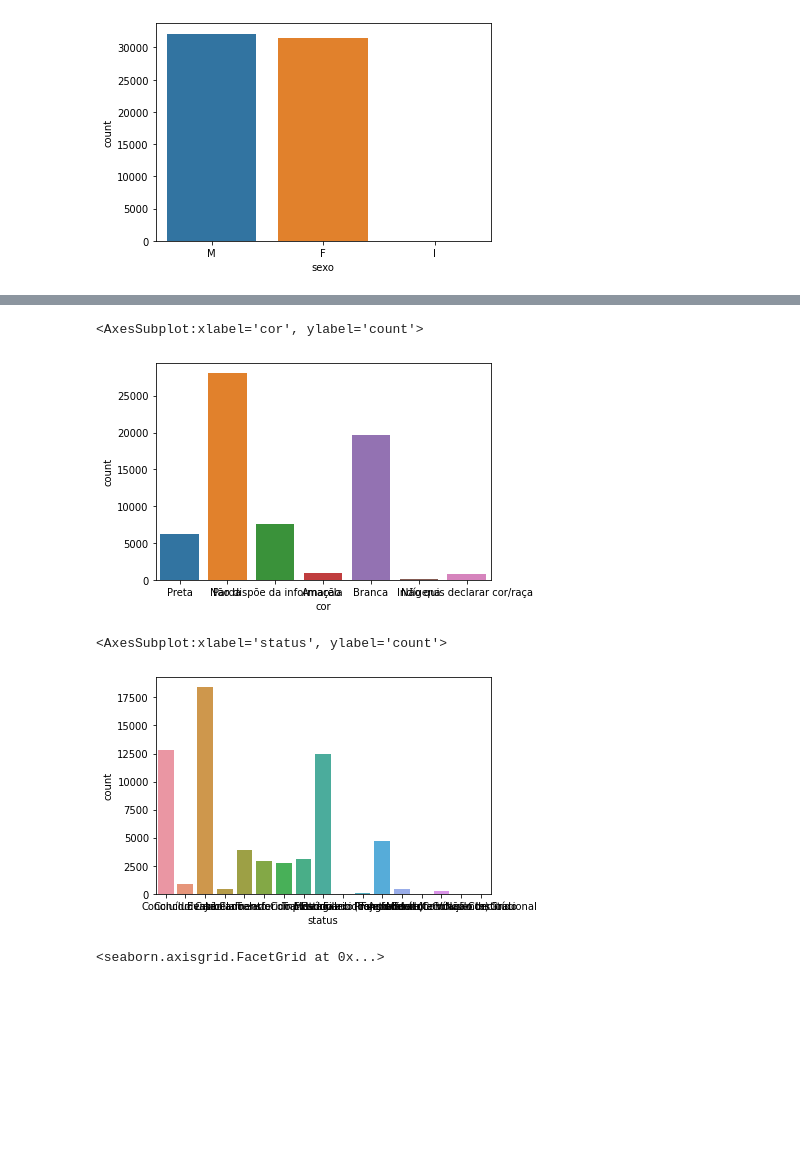
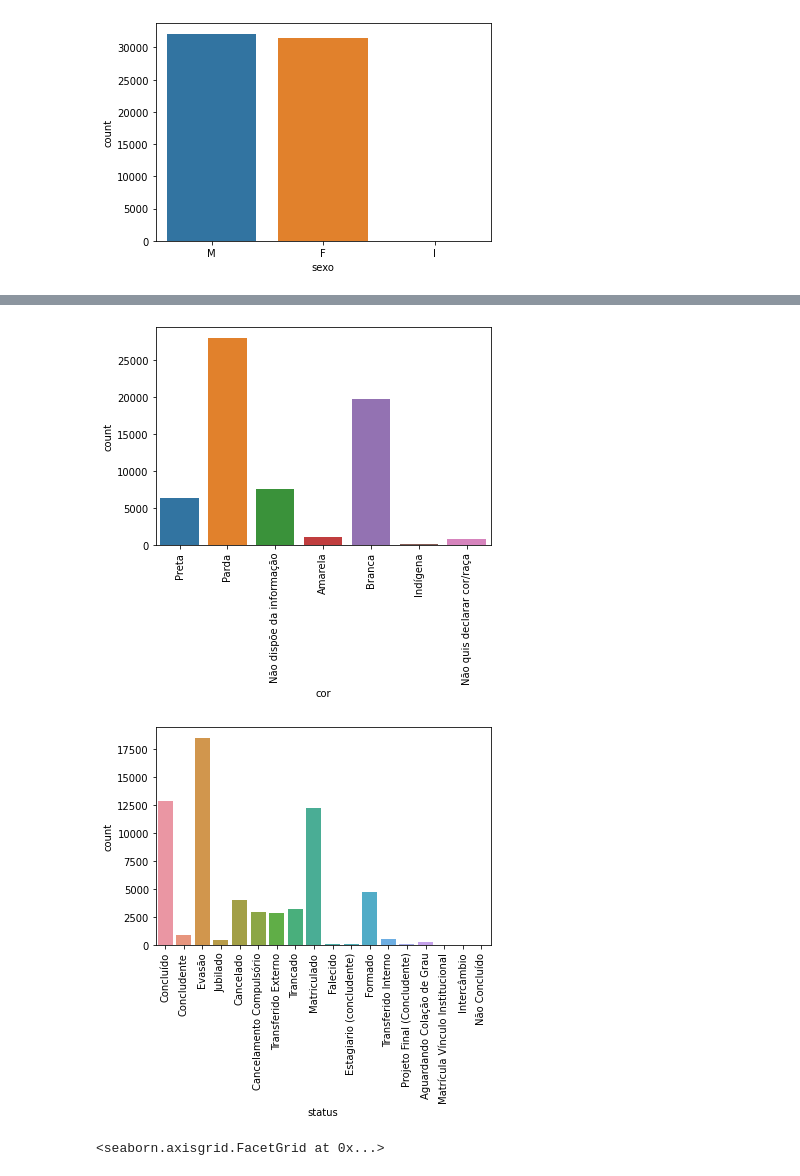
Before and after one commit to znehAC/mineracao_dados, a Jupyter notebook: main3.ipynb, the cells around one changed output, grey strips where cells are left out. Saved outputs shown, nothing was run; the diff lists cells and outputs as text; code cells hidden in the pictures; blank space fills up the shorter version.

```diff
--- a/main3.ipynb
+++ b/main3.ipynb
@@ -286,13 +282,11 @@ sns.countplot(df['algo'])
 # %%
-sns.countplot(df['cor'])
+sns.countplot(df['cor']).tick_params(axis='x', rotation=90)
 # %% [output]
-<AxesSubplot:xlabel='cor', ylabel='count'>
-[figure, old version]
+[figure, new version]
 # %%
-sns.countplot(df['status']) #situacao em que se encontra
+sns.countplot(df['status']).tick_params(axis='x', rotation=90) #situacao em que se encontra
 # %% [output]
-<AxesSubplot:xlabel='status', ylabel='count'>
-[figure, old version]
+[figure, new version]
 # %%
 sns.displot(df['ano'],kind = 'kde')
 # %% [output]
```
Also changed, not shown: parts of 8 cells of this notebook.
